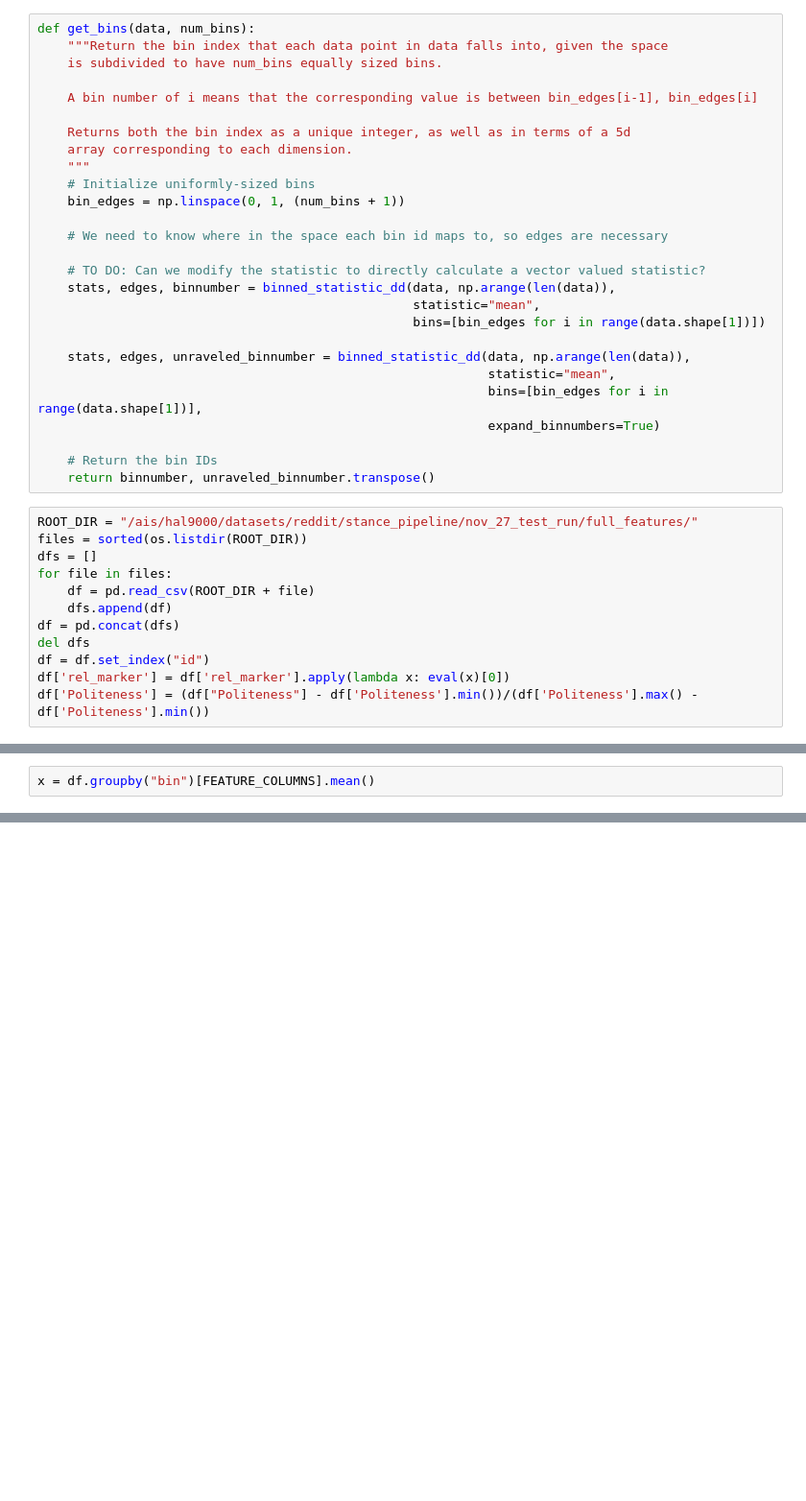
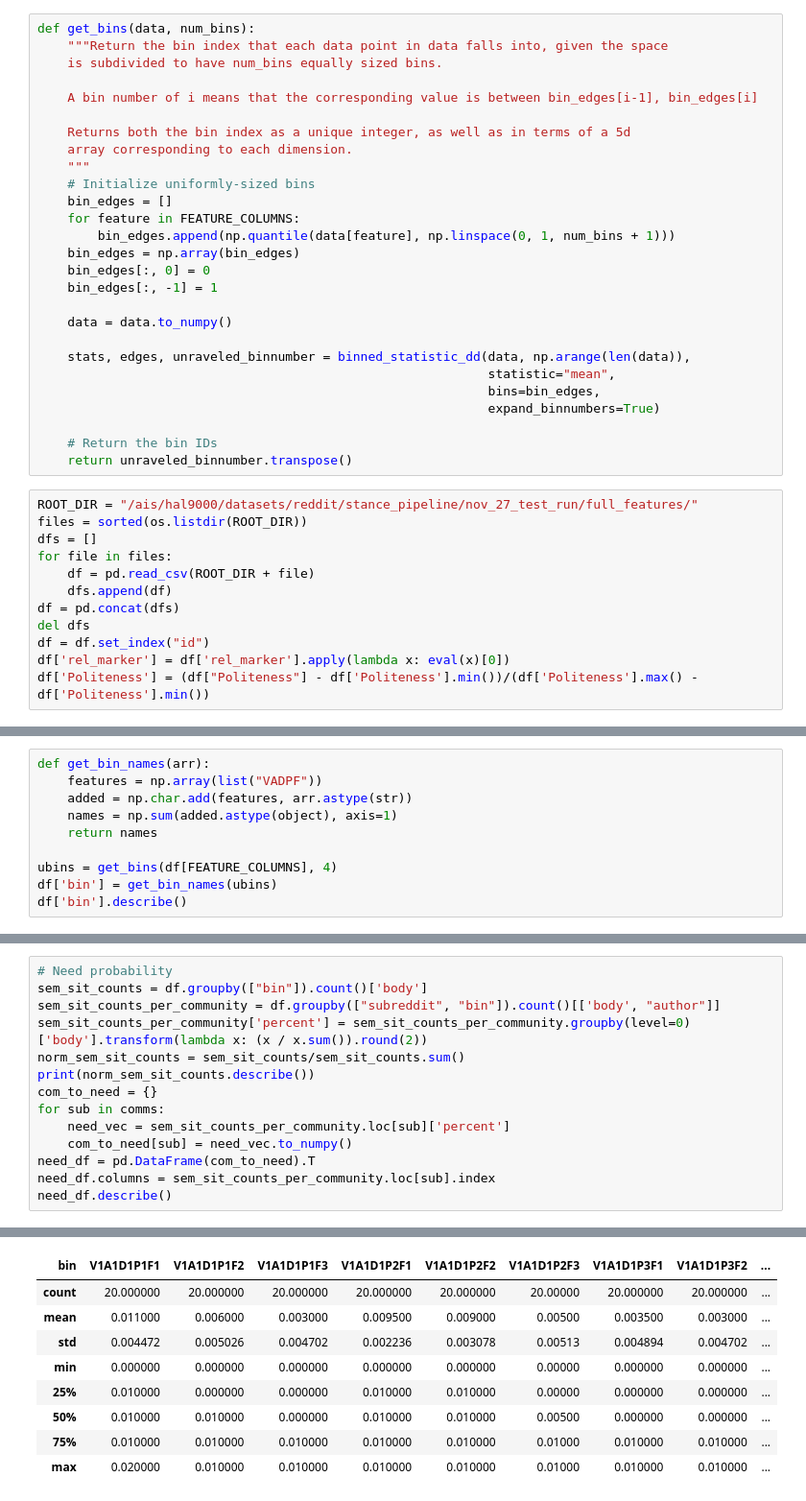
Before and after one commit to jaikaggarwal/stancetaking, a Jupyter notebook: semantic_space/test_clustering.ipynb, the cells around one changed output, grey strips where cells are left out. Shown: that part at 96% size. Cells and saved outputs as stored; diff of their text form; blank space fills up the shorter version.

Commit message:
Updated to use quantiles and cleaned up code

```diff
--- a/semantic_space/test_clustering.ipynb
+++ b/semantic_space/test_clustering.ipynb
@@ -27,22 +27,22 @@ def get_bins(data, num_bins):
     array corresponding to each dimension.
     """
     # Initialize uniformly-sized bins
-    bin_edges = np.linspace(0, 1, (num_bins + 1))
+    bin_edges = []
+    for feature in FEATURE_COLUMNS:
+        bin_edges.append(np.quantile(data[feature], np.linspace(0, 1, num_bins + 1)))
+    bin_edges = np.array(bin_edges)
+    bin_edges[:, 0] = 0
+    bin_edges[:, -1] = 1
 
-    # We need to know where in the space each bin id maps to, so edges are necessary
-
-    # TO DO: Can we modify the statistic to directly calculate a vector valued statistic?
-    stats, edges, binnumber = binned_statistic_dd(data, np.arange(len(data)),
-                                                  statistic="mean",
-                                                  bins=[bin_edges for i in range(data.shape[1])])
+    data = data.to_numpy()
 
     stats, edges, unraveled_binnumber = binned_statistic_dd(data, np.arange(len(data)),
                                                             statistic="mean",
-                                                            bins=[bin_edges for i in range(data.shape[1])],
+                                                            bins=bin_edges,
                                                             expand_binnumbers=True)
 
     # Return the bin IDs
-    return binnumber, unraveled_binnumber.transpose()
+    return unraveled_binnumber.transpose()
 # %%
 ROOT_DIR = "/ais/hal9000/datasets/reddit/stance_pipeline/nov_27_test_run/full_features/"
 files = sorted(os.listdir(ROOT_DIR))
@@ -89,2 +57,0 @@ Name: bin, dtype: object
-# %%
-x = df.groupby("bin")[FEATURE_COLUMNS].mean()
@@ -229,0 +58,10 @@ def mds_visualization_2(data, labels, feature, delegate):
+# %%
+def get_bin_names(arr):
+    features = np.array(list("VADPF"))
+    added = np.char.add(features, arr.astype(str))
+    names = np.sum(added.astype(object), axis=1)
+    return names
+
+ubins = get_bins(df[FEATURE_COLUMNS], 4)
+df['bin'] = get_bin_names(ubins)
+df['bin'].describe()
@@ -229,0 +84,15 @@ def mds_visualization_2(data, labels, feature, delegate):
+# %%
+# Need probability
+sem_sit_counts = df.groupby(["bin"]).count()['body']
+sem_sit_counts_per_community = df.groupby(["subreddit", "bin"]).count()[['body', "author"]]
+sem_sit_counts_per_community['percent'] = sem_sit_counts_per_community.groupby(level=0)['body'].transform(lambda x: (x / x.sum()).round(2))
+norm_sem_sit_counts = sem_sit_counts/sem_sit_counts.sum()
+print(norm_sem_sit_counts.describe())
+com_to_need = {}
+for sub in comms:
+    need_vec = sem_sit_counts_per_community.loc[sub]['percent']
+    com_to_need[sub] = need_vec.to_numpy()
+need_df = pd.DataFrame(com_to_need).T
+need_df.columns = sem_sit_counts_per_community.loc[sub].index
+need_df.describe()
+# %% [output]
@@ -229,0 +108,9 @@ def mds_visualization_2(data, labels, feature, delegate):
+| bin | V1A1D1P1F1 | V1A1D1P1F2 | V1A1D1P1F3 | V1A1D1P2F1 | V1A1D1P2F2 | V1A1D1P2F3 | V1A1D1P3F1 | V1A1D1P3F2 | ... |
+| count | 20.000000 | 20.000000 | 20.000000 | 20.000000 | 20.000000 | 20.00000 | 20.000000 | 20.000000 | ... |
+| mean | 0.011000 | 0.006000 | 0.003000 | 0.009500 | 0.009000 | 0.00500 | 0.003500 | 0.003000 | ... |
+| std | 0.004472 | 0.005026 | 0.004702 | 0.002236 | 0.003078 | 0.00513 | 0.004894 | 0.004702 | ... |
+| min | 0.000000 | 0.000000 | 0.000000 | 0.000000 | 0.000000 | 0.00000 | 0.000000 | 0.000000 | ... |
+| 25% | 0.010000 | 0.000000 | 0.000000 | 0.010000 | 0.010000 | 0.00000 | 0.000000 | 0.000000 | ... |
+| 50% | 0.010000 | 0.010000 | 0.000000 | 0.010000 | 0.010000 | 0.00500 | 0.000000 | 0.000000 | ... |
+| 75% | 0.010000 | 0.010000 | 0.010000 | 0.010000 | 0.010000 | 0.01000 | 0.010000 | 0.010000 | ... |
+| max | 0.020000 | 0.010000 | 0.010000 | 0.010000 | 0.010000 | 0.01000 | 0.010000 | 0.010000 | ... |
```
Also changed, not shown: parts of 60 cells of this notebook.
